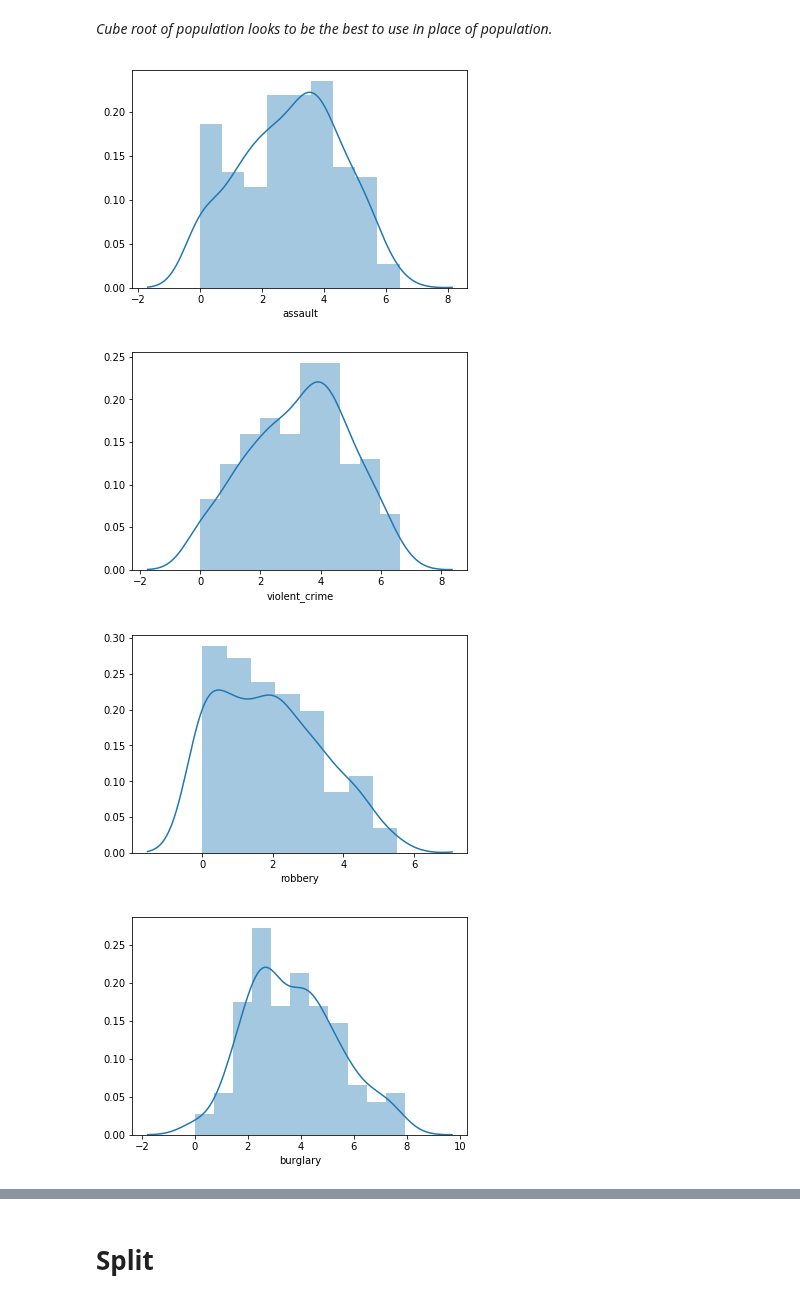
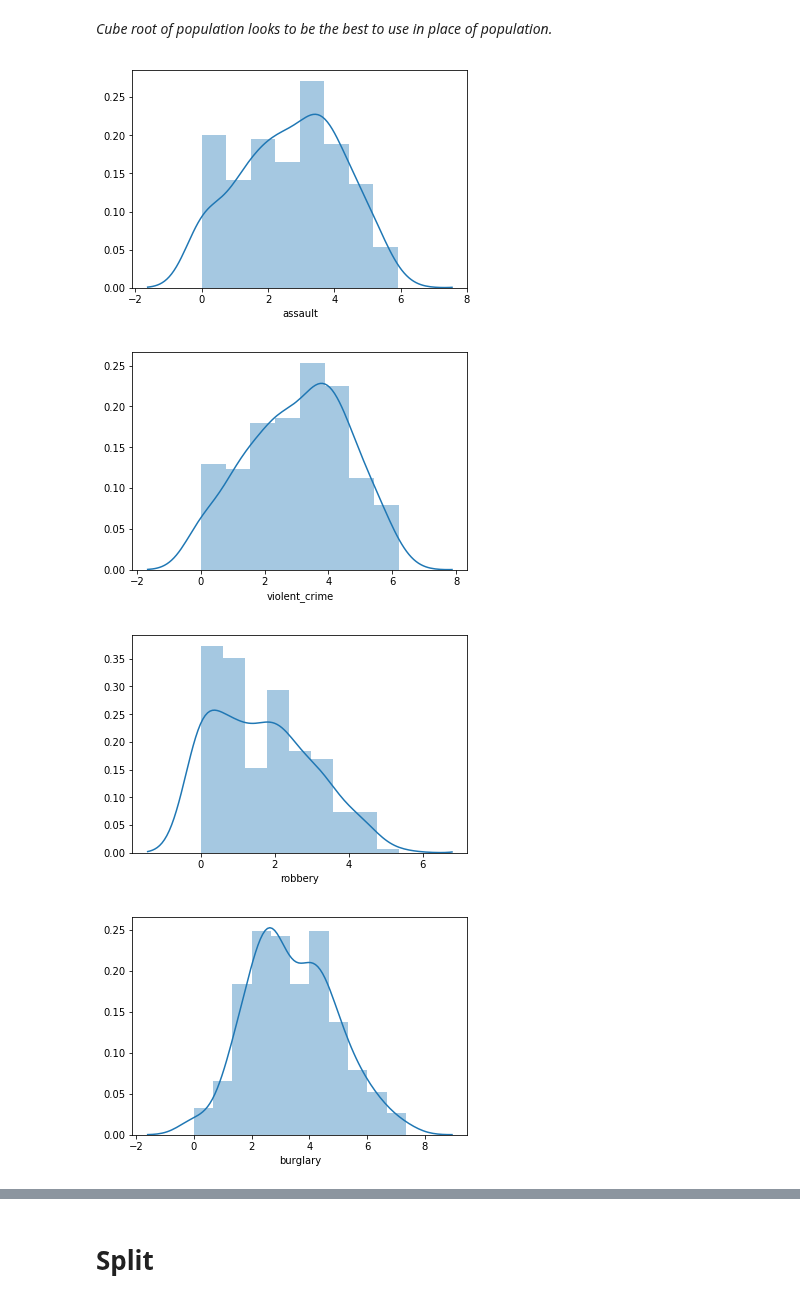
Before and after one commit to mkm29/DataScience, a Jupyter notebook: thinkful/unit/2/4/challenge_crime_regression.ipynb, the cells around one changed output, grey strips where cells are left out. Drawn from its saved outputs; the diff is of its cells as text; code cells hidden in the pictures.

```diff
--- a/thinkful/unit/2/4/challenge_crime_regression.ipynb
+++ b/thinkful/unit/2/4/challenge_crime_regression.ipynb
@@ -69,0 +36,11 @@ df["log_odds_group"] = pd.cut(df.log_odds, 5, labels=groups)
+# %%
+crime_cols = ['violent_crime', 'murder', 'rape', 'robbery',
+              'assault', 'property_crime', 'burglary', 'larceny_theft',
+              'motor_vehicle_theft', 'arson']
+# so we will want to remove some outliers
+florida = florida[florida.population<florida.population.quantile(0.9)]
+# add a log odds variable (do not include property crimes though)
+cols = ['violent_crime', 'murder', 'rape', 'robbery',
+        'assault', 'burglary', 'larceny_theft',
+        'motor_vehicle_theft', 'arson']
+florida["log_odds"] = np.log1p(florida.population / florida[cols].sum(axis=1))
@@ -70,8 +83,8 @@ df["log_odds_group"] = pd.cut(df.log_odds, 5, labels=groups)
 # %%
-bc = boxcox(df["property_crime_2"])
-df['property_crime_bc'] = bc[0]
+bc = boxcox(florida["property_crime_2"])
+florida['property_crime_bc'] = bc[0]
 bc_lambda = bc[1]
 
-plt.scatter(df["property_crime_log"], bc[0])
+plt.scatter(florida["property_crime_log"], bc[0])
 plt.show()
 # %% [output]
@@ -114,32 +121,32 @@ plt.show()
 *Cube root of population looks to be the best to use in place of population.*
 # %%
 # split into population groups
-df["population_low"] = (df.population < 3620.0).astype("int")
-df["population_medium"] = (df.population.between(3620.0, 24929.5)).astype("int")
-df["population_high"] = (df.population >= 24929.5).astype("int")
+florida["population_low"] = (florida.population < 3620.0).astype("int")
+florida["population_medium"] = (florida.population.between(3620.0, 24929.5)).astype("int")
+florida["population_high"] = (florida.population >= 24929.5).astype("int")
 
-sns.distplot(np.log1p(df.assault))
-df["assault_log"] = np.log1p(df.assault)
+sns.distplot(np.log1p(florida.assault))
+florida["assault_log"] = np.log1p(florida.assault)
 plt.show()
-sns.distplot(np.log1p(df.violent_crime))
-df["violent_crime_log"] = np.log1p(df.violent_crime)
+sns.distplot(np.log1p(florida.violent_crime))
+florida["violent_crime_log"] = np.log1p(florida.violent_crime)
 plt.show()
-sns.distplot(np.log1p(df.robbery))
-df["robbery_log"] = np.log1p(df.robbery)
+sns.distplot(np.log1p(florida.robbery))
+florida["robbery_log"] = np.log1p(florida.robbery)
 plt.show()
-sns.distplot(df.burglary**(1/3))
-df["burglary_cube_root"] = df.burglary**(1/3)
+sns.distplot(florida.burglary**(1/3))
+florida["burglary_cube_root"] = florida.burglary**(1/3)
 plt.show()
-sns.distplot(df.larceny_theft**(1/3))
-df["larceny_theft_cube_root"] = df.larceny_theft**(1/3)
+sns.distplot(florida.larceny_theft**(1/3))
+florida["larceny_theft_cube_root"] = florida.larceny_theft**(1/3)
 plt.show()
-sns.distplot(np.log1p(df.motor_vehicle_theft))
-df["motor_vehicle_theft_log"] = np.log1p(df.motor_vehicle_theft)
+sns.distplot(np.log1p(florida.motor_vehicle_theft))
+florida["motor_vehicle_theft_log"] = np.log1p(florida.motor_vehicle_theft)
 plt.show()
 
-df["murder_log"] = np.log1p(df.murder)
+florida["murder_log"] = np.log1p(florida.murder)
 # %% [output]
-[figure, old version]
+[figure, new version]
-[figure, old version]
+[figure, new version]
-[figure, old version]
+[figure, new version]
-[figure, old version]
+[figure, new version]
```
Also changed, not shown: parts of 61 cells of this notebook.
